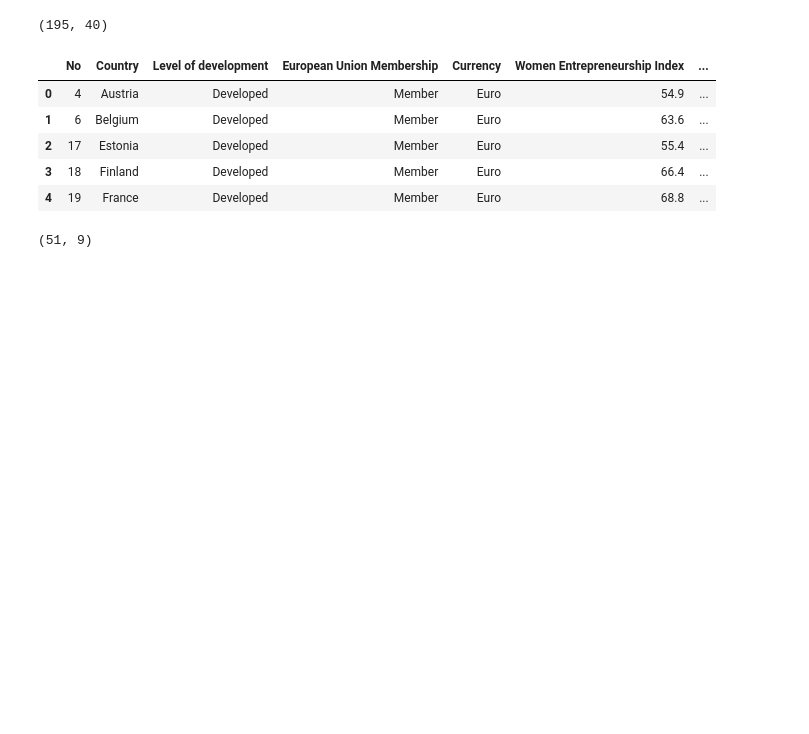
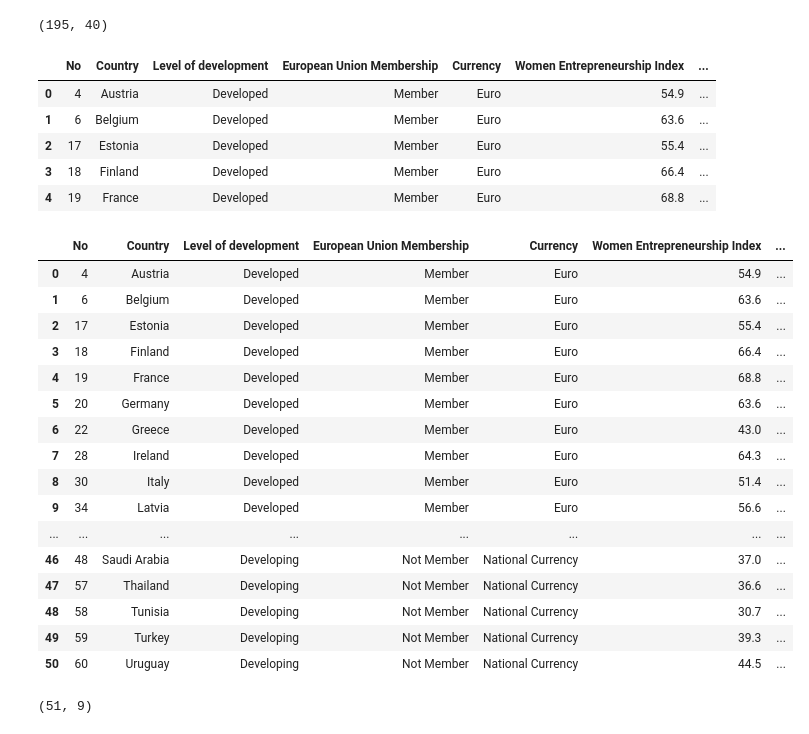
Before and after one commit to VeroSanchezO/promoK-modulo4-sprint2-pairprogramming-Iara-Veronica, a Jupyter notebook: F1_EDA.ipynb, the cells around one changed output. Cells and saved outputs as stored; diff of their text form; code cells hidden in the pictures; blank space fills up the shorter version.

```diff
--- a/F1_EDA.ipynb
+++ b/F1_EDA.ipynb
@@ -37,6 +37,26 @@ df_2.head()
 | 2 | 17 | Estonia | Developed | Member | Euro | 55.4 | ... |
 | 3 | 18 | Finland | Developed | Member | Euro | 66.4 | ... |
 | 4 | 19 | France | Developed | Member | Euro | 68.8 | ... |
+# %%
+df_2.apply(lambda x: x.str.replace('.', ',', regex=False) if x.dtype == "object" else x)
+# %% [output]
+|  | No | Country | Level of development | European Union Membership | Currency | Women Entrepreneurship Index | ... |
+| 0 | 4 | Austria | Developed | Member | Euro | 54.9 | ... |
+| 1 | 6 | Belgium | Developed | Member | Euro | 63.6 | ... |
+| 2 | 17 | Estonia | Developed | Member | Euro | 55.4 | ... |
+| 3 | 18 | Finland | Developed | Member | Euro | 66.4 | ... |
+| 4 | 19 | France | Developed | Member | Euro | 68.8 | ... |
+| 5 | 20 | Germany | Developed | Member | Euro | 63.6 | ... |
+| 6 | 22 | Greece | Developed | Member | Euro | 43.0 | ... |
+| 7 | 28 | Ireland | Developed | Member | Euro | 64.3 | ... |
+| 8 | 30 | Italy | Developed | Member | Euro | 51.4 | ... |
+| 9 | 34 | Latvia | Developed | Member | Euro | 56.6 | ... |
+| ... | ... | ... | ... | ... | ... | ... | ... |
+| 46 | 48 | Saudi Arabia | Developing | Not Member | National Currency | 37.0 | ... |
+| 47 | 57 | Thailand | Developing | Not Member | National Currency | 36.6 | ... |
+| 48 | 58 | Tunisia | Developing | Not Member | National Currency | 30.7 | ... |
+| 49 | 59 | Turkey | Developing | Not Member | National Currency | 39.3 | ... |
+| 50 | 60 | Uruguay | Developing | Not Member | National Currency | 44.5 | ... |
 # %%
 df_2.shape
 # %% [output]
```
